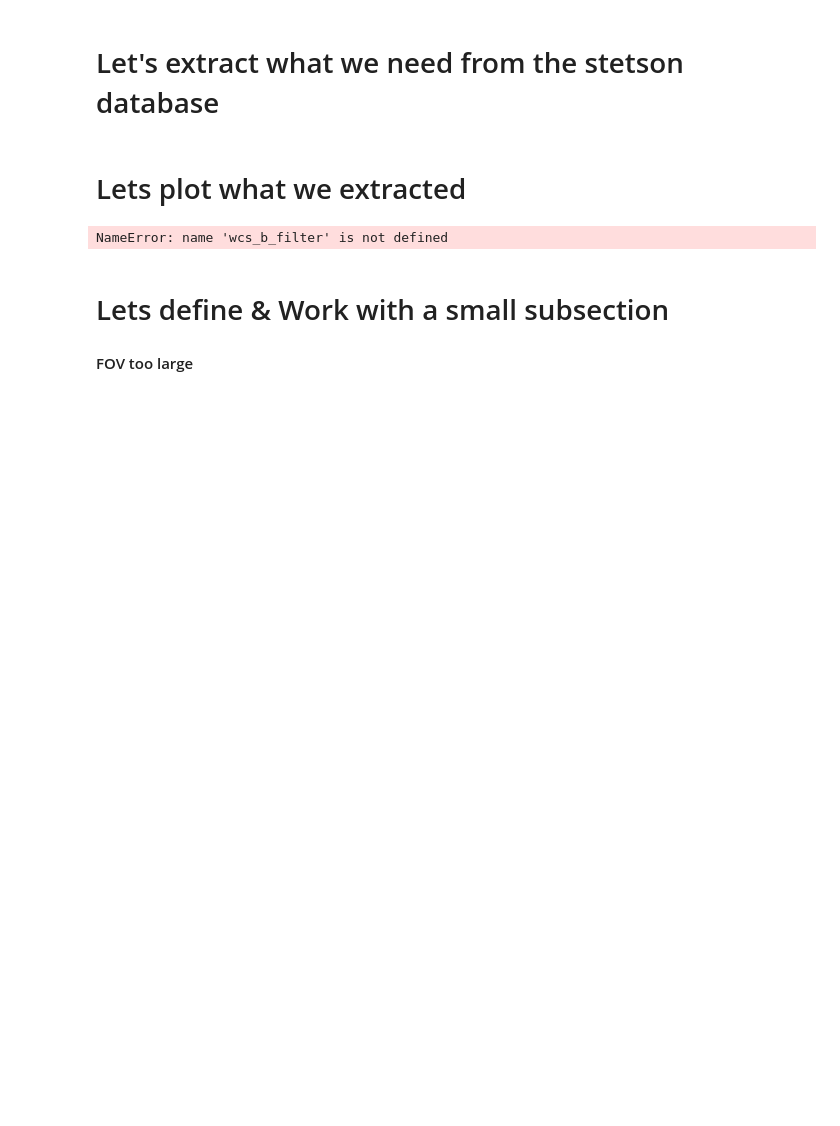
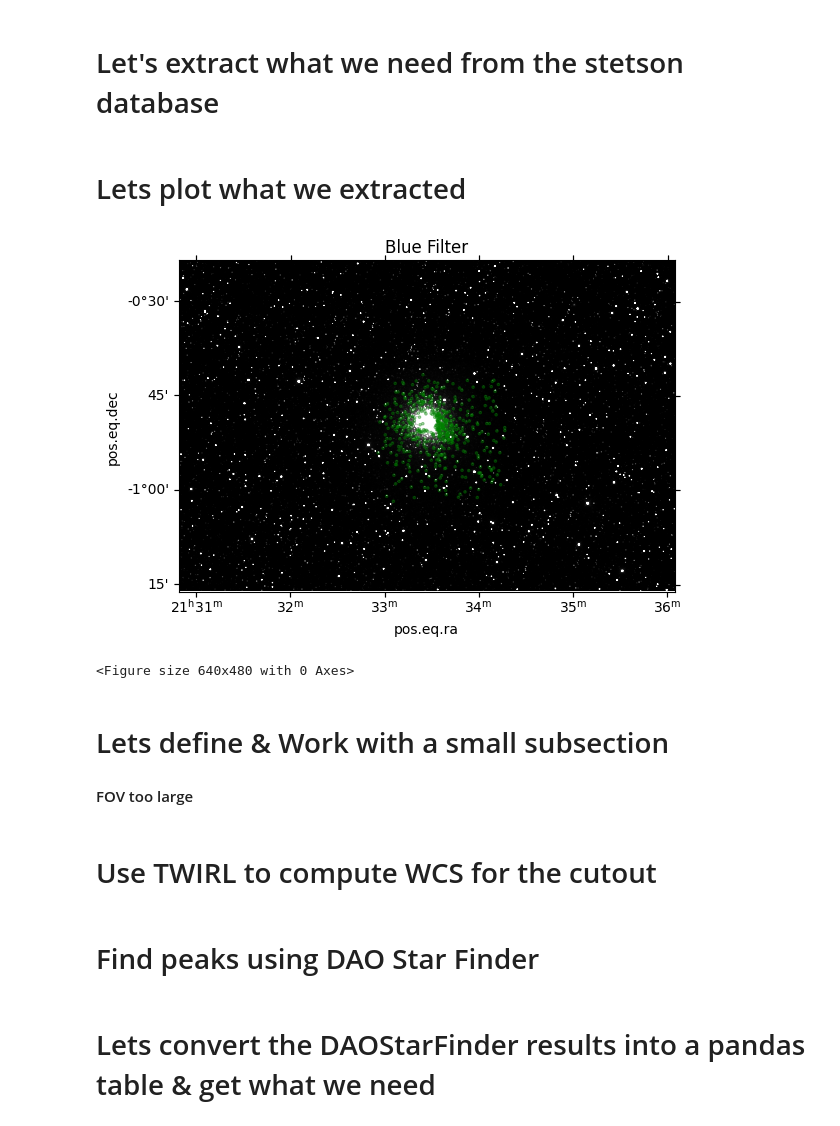
Before and after one commit to TheRealCass/Observing-M13, a Jupyter notebook: pipeline stage 2.ipynb, the cells around one changed output. Drawn from its saved outputs; the diff is of its cells as text; code cells hidden in the pictures; blank space fills up the shorter version.

```diff
--- a/pipeline stage 2.ipynb
+++ b/pipeline stage 2.ipynb
@@ -54,11 +54,10 @@ DIRECTORY="m2/"
 
 # Define the directories where the FITS files are stored
 directory_b_filter = DIRECTORY + "Light_B.fits"
-directory_r_filter = DIRECTORY + "Light_R.fits"
 
 # Load the FITS files into variables
 b_filter_fits = fits.open(directory_b_filter)
-r_filter_fits = fits.open(directory_r_filter)
+b_filter_fits = b_filter_fits[0]
 # %% [markdown]
 # Use twirl to find peaks
 # %%
@@ -80,11 +65,9 @@ _ = CircularAperture(peak_location_r_filter, r = 10.0).plot(color="g")
 # %% [markdown]
 # Obtain and filter RA/DEC coordinates from the Gaia catalog
 # %%
-all_radecs_b_filter = gaia_radecs((b_filter_fits.header['RA'], b_filter_fits.header['DEC']), 1.2 * 0.65)
-all_radecs_r_filter = gaia_radecs((r_filter_fits.header['RA'], r_filter_fits.header['DEC']), 1.2 * 0.65)
-
-# we only keep stars 0.01 degree apart from each other
+b_filter_center     = (b_filter_fits.header['RA'], b_filter_fits.header['DEC'])
+fov_b_filter        = 1.2 * 0.65
+all_radecs_b_filter = gaia_radecs(b_filter_center, fov_b_filter)
 thrushold           = 0.01 # degrees
 all_radecs_b_filter = sparsify(all_radecs_b_filter, thrushold)
-all_radecs_r_filter = sparsify(all_radecs_r_filter, thrushold)
 # %% [markdown]
@@ -166,29 +112,18 @@ stetson_r_filter = stetson[["Reference", 'RA', 'DEC', 'R', 'sigma.3']]
 # %% [markdown]
 # Lets plot what we extracted
-# %%
-stetson_pos_b_filter = np.array(wcs_b_filter.world_to_pixel_values( stetson_b_filter[["RA", "DEC"]] ))
-stetson_pos_r_filter = np.array(wcs_r_filter.world_to_pixel_values( stetson_r_filter[["RA", "DEC"]] ))
-# %% [output]
-NameError: name 'wcs_b_filter' is not defined
 # %%
-fig, (ax1, ax2) = plt.subplots(2, 1, figsize=(10, 15))
-
-# Blue filter plot
-ax1 = plt.subplot(2, 1, 1, projection = wcs_b_filter)
+stetson_pos_b_filter = np.array(wcs_b_filter.world_to_pixel_values( stetson[["RA", "DEC"]] ))
+ax1 = plt.subplot(projection = wcs_b_filter)
 ax1.imshow(b_filter_fits.data, vmin = np.median(b_filter_fits.data), vmax = 3 * np.median(b_filter_fits.data), cmap = BLUE_FILTER_COLOR)
 _ = CircularAperture(stetson_pos_b_filter, 10).plot(color = "g", alpha = 0.5)
 ax1.set_title('Blue Filter')
 
-# Blue filter plot
-ax2 = plt.subplot(2, 1, 2, projection = wcs_r_filter)
-ax2.imshow(r_filter_fits.data, vmin = np.median(r_filter_fits.data), vmax = 3 * np.median(r_filter_fits.data), cmap = RED_FILTER_COLOR)
-_ = CircularAperture(stetson_pos_r_filter, 10).plot(color = "g", alpha = 0.5)
-ax2.set_title('Red Filter')
-
-
 plt.show()
 plt.savefig(DIRECTORY + "Steton Catalog Stars.jpg")
 plt.clf()
+# %% [output]
+[figure, added]
+<Figure size 640x480 with 0 Axes>
 # %% [markdown]
 # Lets define & Work with a small subsection
 #### FOV too large
@@ -211,3 +138,5 @@ r_filter_analysis.header.update(cutout_r_filter.wcs.to_header())
+# %% [markdown]
+# Use TWIRL to compute WCS for the cutout
 # %%
 #compute wcs for this cutout
 peaks_b_filter = find_peaks(b_filter_analysis.data)[0:20]
@@ -220,0 +145,2 @@ stetson_pos_r_filter = np.array(wcs_cutout_r_filter.world_to_pixel_values(stetso
+# %% [markdown]
+# Find peaks using DAO Star Finder
@@ -220,0 +155,2 @@ stetson_pos_r_filter = np.array(wcs_cutout_r_filter.world_to_pixel_values(stetso
+# %% [markdown]
+# Lets convert the DAOStarFinder results into a pandas table & get what we need
```
Also changed, not shown: parts of 26 cells of this notebook, 10 other files.
